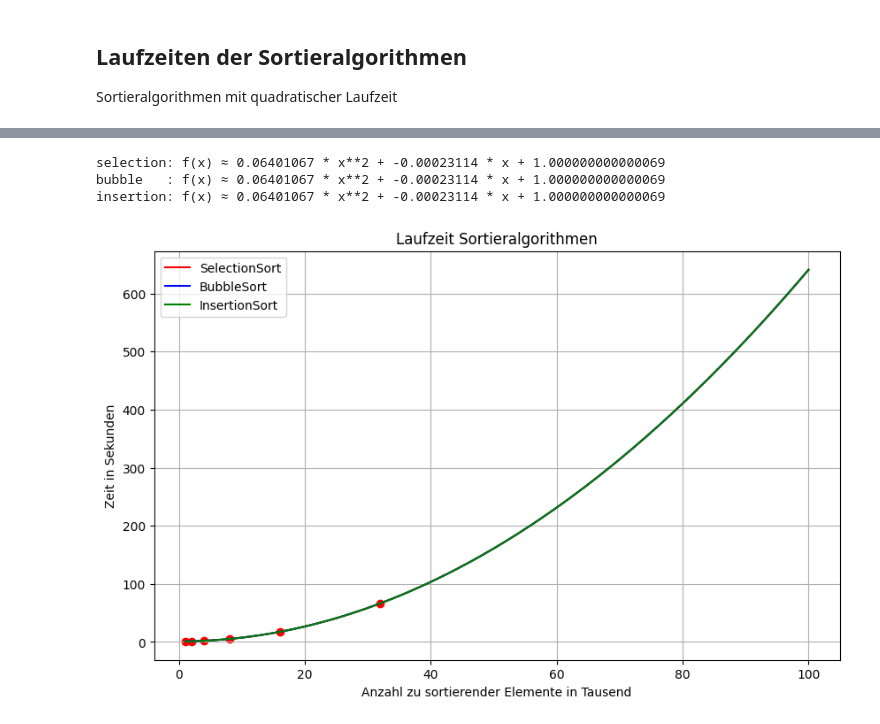
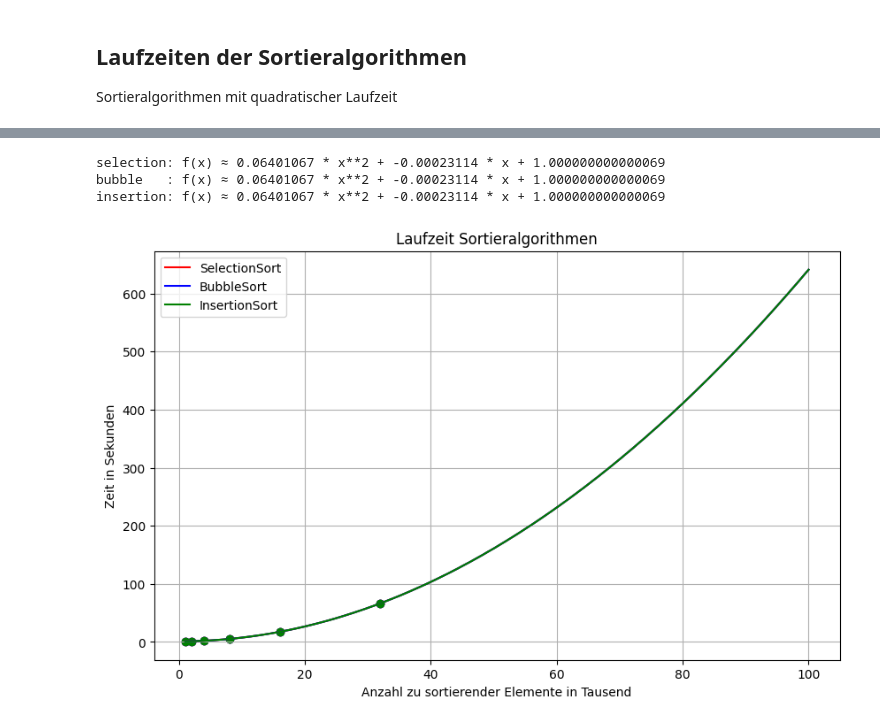
Before and after one commit to ktheu/InfoKurs, a Jupyter notebook: Sort/sort_zeitmessung.ipynb, the cells around one changed output, grey strips where cells are left out. Saved outputs shown, nothing was run; the diff lists cells and outputs as text; code cells hidden in the pictures.

Commit message:
sort

```diff
--- a/Sort/sort_zeitmessung.ipynb
+++ b/Sort/sort_zeitmessung.ipynb
@@ -59,37 +59,37 @@ anzahl = [1, 2, 4, 8, 16, 32]                       # Anzahl zu sortierender Ele
 selection = [1.06, 1.26, 2.02, 5.1, 17.38, 66.54]   # update  Zeit in Sekunden
 bubble =    [1.06, 1.26, 2.02, 5.1, 17.38, 66.54]   # update
 insertion= [1.06, 1.26, 2.02, 5.1, 17.38, 66.54]    # update
-# %%
-def quadratic_model(x, a, b, c):
-    return a * x**2 + b * x + c
-
-params, _ = curve_fit(quadratic_model, anzahl, selection)
-a_selection, b_selection, c_selection = params
-print(f"selection: f(x) ≈ {a_selection:.8f} * x**2 + {b_selection:.8f} * x + {c_selection}")
-params, _ = curve_fit(quadratic_model, anzahl, bubble)
-a_bubble, b_bubble, c_bubble = params
-print(f"bubble   : f(x) ≈ {a_bubble:.8f} * x**2 + {b_bubble:.8f} * x + {c_bubble}")
-params, _ = curve_fit(quadratic_model, anzahl, bubble)
-a_insertion, b_insertion, c_insertion = params
-print(f"insertion: f(x) ≈ {a_insertion:.8f} * x**2 + {b_insertion:.8f} * x + {c_insertion}")
-# %% [output]
-selection: f(x) ≈ 0.06401067 * x**2 + -0.00023114 * x + 1.000000000000069
-bubble   : f(x) ≈ 0.06401067 * x**2 + -0.00023114 * x + 1.000000000000069
-insertion: f(x) ≈ 0.06401067 * x**2 + -0.00023114 * x + 1.000000000000069
+# %%
+def quadratic_model(x, a, b, c):
+    return a * x**2 + b * x + c
+
+params, _ = curve_fit(quadratic_model, anzahl, selection)
+a_selection, b_selection, c_selection = params
+print(f"selection: f(x) ≈ {a_selection:.8f} * x**2 + {b_selection:.8f} * x + {c_selection}")
+params, _ = curve_fit(quadratic_model, anzahl, bubble)
+a_bubble, b_bubble, c_bubble = params
+print(f"bubble   : f(x) ≈ {a_bubble:.8f} * x**2 + {b_bubble:.8f} * x + {c_bubble}")
+params, _ = curve_fit(quadratic_model, anzahl, insertion)
+a_insertion, b_insertion, c_insertion = params
+print(f"insertion: f(x) ≈ {a_insertion:.8f} * x**2 + {b_insertion:.8f} * x + {c_insertion}")
+# %% [output]
+selection: f(x) ≈ 0.06401067 * x**2 + -0.00023114 * x + 1.000000000000069
+bubble   : f(x) ≈ 0.06401067 * x**2 + -0.00023114 * x + 1.000000000000069
+insertion: f(x) ≈ 0.06401067 * x**2 + -0.00023114 * x + 1.000000000000069
 # %%
 plt.figure(figsize=(10, 6))
 plt.scatter(anzahl, selection, color='red')
-# plt.scatter(anzahl, bubble, color='blue')
-# plt.scatter(anzahl, insertion, color='green')
+plt.scatter(anzahl, bubble, color='blue')
+plt.scatter(anzahl, insertion, color='green')
 xs = np.linspace(1,100,200)
 plt.plot(xs, quadratic_model(xs, a_selection, b_selection, c_selection), label="SelectionSort", color='red')
-plt.plot(xs, quadratic_model(xs, a_selection, b_selection, c_selection), label="BubbleSort", color='blue')
-plt.plot(xs, quadratic_model(xs, a_selection, b_selection, c_selection), label="InsertionSort", color='green')
+plt.plot(xs, quadratic_model(xs, a_bubble, b_bubble, c_bubble), label="BubbleSort", color='blue')
+plt.plot(xs, quadratic_model(xs, a_insertion, b_insertion, c_insertion), label="InsertionSort", color='green')
 plt.xlabel("Anzahl zu sortierender Elemente in Tausend")
 plt.ylabel("Zeit in Sekunden")
 plt.title("Laufzeit Sortieralgorithmen")
 plt.legend()
 plt.grid(True)
 plt.show()
 # %% [output]
-[figure, old version]
+[figure, new version]
```
Also changed, not shown: parts of 3 cells of this notebook, 3 other files.
